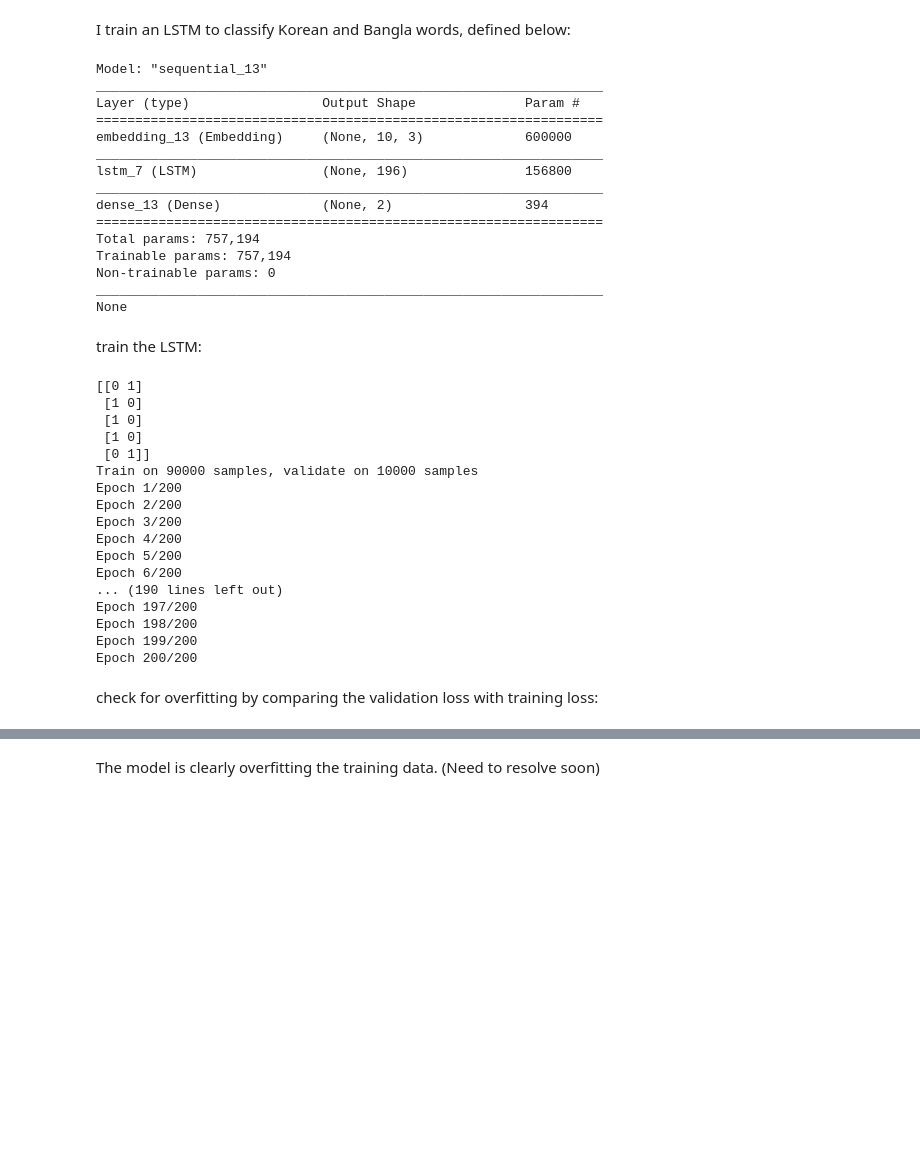
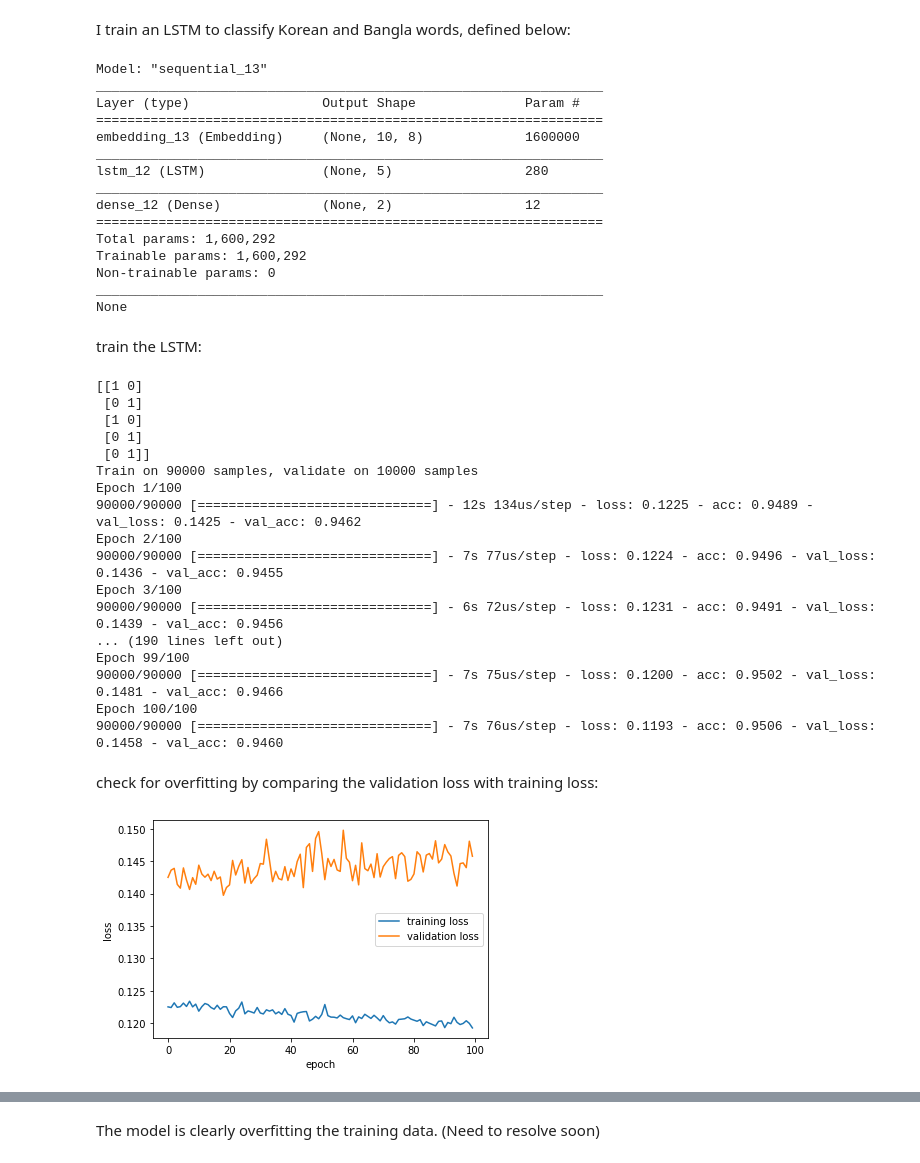
Before and after one commit to sen-sourav/transliterationLanguageDetect, a Jupyter notebook: transliterateLangDetect.ipynb, the cells around one changed output, grey strips where cells are left out. Saved outputs shown, nothing was run; the diff lists cells and outputs as text; code cells hidden in the pictures; blank space fills up the shorter version.

```diff
--- a/transliterateLangDetect.ipynb
+++ b/transliterateLangDetect.ipynb
@@ -351,11 +353,11 @@ padded_docs_test = pad_sequences(encoded_docs_test, maxlen=max_length, padding='
 # %% [markdown]
 I train an LSTM to classify Korean and Bangla words, defined below:
 # %%
-lstm_out = 196
+lstm_out = 5
 # define the model
 model = Sequential()
-model.add(Embedding(vocab_size, 3, input_length=max_length))
-model.add(LSTM(lstm_out, dropout_U=0.2, dropout_W=0.2))
+model.add(Embedding(vocab_size, 8, input_length=max_length))
+model.add(LSTM(lstm_out, recurrent_initializer="random_uniform", bias_initializer="zeros", dropout=0.4, recurrent_dropout=0.4 ))
 model.add(Dense(2, activation='softmax'))
 
 # compile the model
@@ -367,14 +369,14 @@ Model: "sequential_13"
 _________________________________________________________________
 Layer (type)                 Output Shape              Param #
 =================================================================
-embedding_13 (Embedding)     (None, 10, 3)             600000
+embedding_13 (Embedding)     (None, 10, 8)             1600000
 _________________________________________________________________
-lstm_7 (LSTM)                (None, 196)               156800
+lstm_12 (LSTM)               (None, 5)                 280
 _________________________________________________________________
-dense_13 (Dense)             (None, 2)                 394
+dense_12 (Dense)             (None, 2)                 12
 =================================================================
-Total params: 757,194
-Trainable params: 757,194
+Total params: 1,600,292
+Trainable params: 1,600,292
 Non-trainable params: 0
 _________________________________________________________________
 None
@@ -383,27 +418,37 @@ train the LSTM:
 # %%
 # fit the model
 print(labelvec[:5])
-history = model.fit(padded_docs, labelvec, validation_split=0.1, epochs=200, verbose=5)
+history = model.fit(padded_docs, labelvec, batch_size=500, validation_split=0.1, epochs=100, verbose=1)
+#, callbacks=[ThresholdEarlyStopping(verbose=1, min_epochs=50)])
 # %% [output]
-[[0 1]
+[[1 0]
+ [0 1]
  [1 0]
- [1 0]
- [1 0]
+ [0 1]
  [0 1]]
 Train on 90000 samples, validate on 10000 samples
-Epoch 1/200
-Epoch 2/200
-Epoch 3/200
-Epoch 4/200
-Epoch 5/200
-Epoch 6/200
+Epoch 1/100
+90000/90000 [==============================] - 12s 134us/step - loss: 0.1225 - acc: 0.9489 - val_loss: 0.1425 - val_acc: 0.9462
+Epoch 2/100
+90000/90000 [==============================] - 7s 77us/step - loss: 0.1224 - acc: 0.9496 - val_loss: 0.1436 - val_acc: 0.9455
+Epoch 3/100
+90000/90000 [==============================] - 6s 72us/step - loss: 0.1231 - acc: 0.9491 - val_loss: 0.1439 - val_acc: 0.9456
 ... (190 lines left out)
-Epoch 197/200
-Epoch 198/200
-Epoch 199/200
-Epoch 200/200
+Epoch 99/100
+90000/90000 [==============================] - 7s 75us/step - loss: 0.1200 - acc: 0.9502 - val_loss: 0.1481 - val_acc: 0.9466
+Epoch 100/100
+90000/90000 [==============================] - 7s 76us/step - loss: 0.1193 - acc: 0.9506 - val_loss: 0.1458 - val_acc: 0.9460
 # %% [markdown]
 check for overfitting by comparing the validation loss with training loss:
+# %%
+plt.plot(history.history['loss'])
+plt.plot(history.history['val_loss'])
+plt.ylabel('loss')
+plt.xlabel('epoch')
+plt.legend(['training loss', 'validation loss'], loc='best')
+plt.show()
+# %% [output]
+[figure, added]
 # %%
 plt.plot(history.history['loss'])
 plt.plot(history.history['val_loss'])
```
Also changed, not shown: parts of 7 cells of this notebook.
